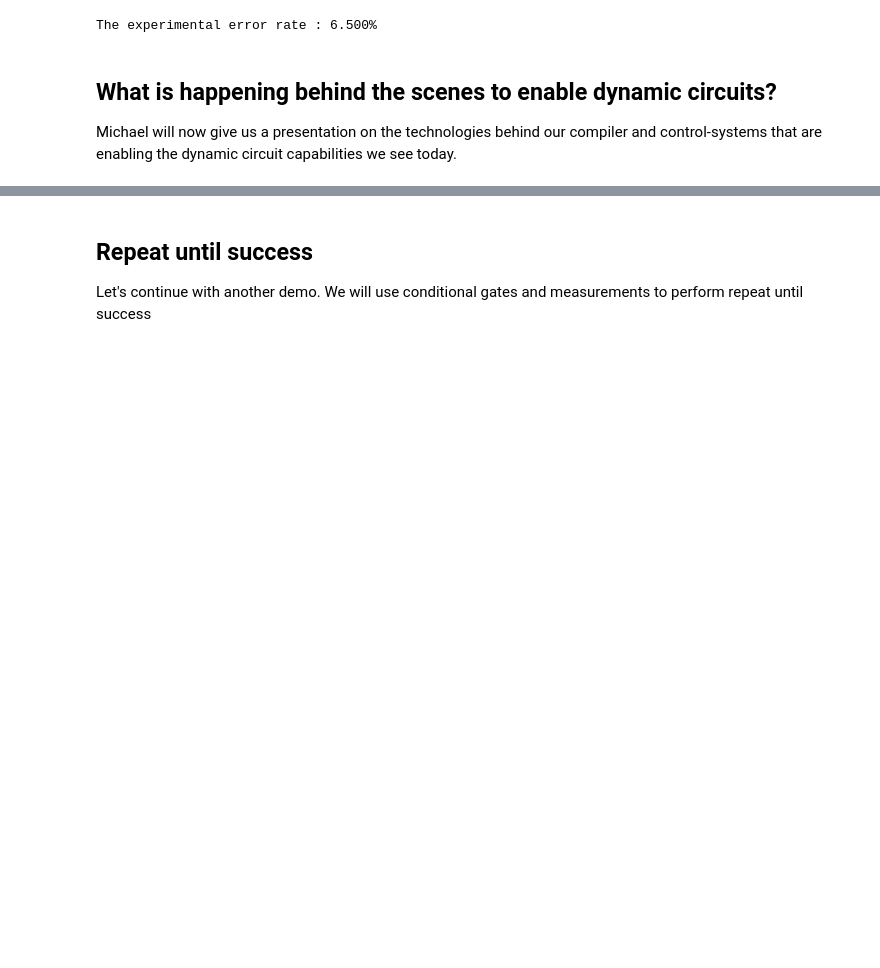
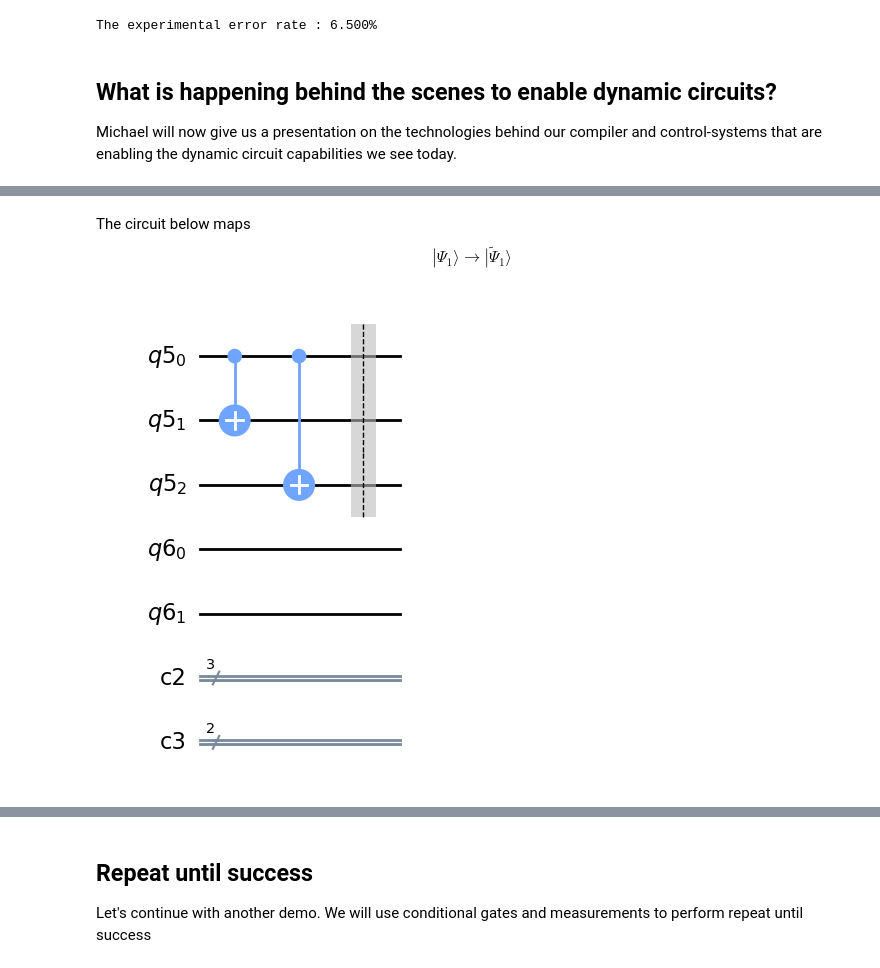
Before and after one commit to mbhealy/IBM-Quantum-Summit-2022-Dynamic-Circuits, a Jupyter notebook: IBM-Quantum-Summit-2022-Dynamic-Circuits.ipynb, the cells around one changed output, grey strips where cells are left out. Drawn from its saved outputs; the diff is of its cells as text; code cells hidden in the pictures; blank space fills up the shorter version.

```diff
--- a/IBM-Quantum-Summit-2022-Dynamic-Circuits.ipynb
+++ b/IBM-Quantum-Summit-2022-Dynamic-Circuits.ipynb
@@ -411,0 +555,18 @@ Michael will now give us a presentation on the technologies behind our compiler
+# %% [markdown]
+The circuit below maps
+$$|\Psi_1\rangle \rightarrow |\tilde{\Psi}_1\rangle$$
+# %%
+def encode_bit_flip(qc, state, ancillas):
+    control = state
+    for ancilla in ancillas:
+        qc.cx(control, ancilla)
+    qc.barrier(state, *ancillas)
+    return qc
+
+qc_encode_bit = build_qc()
+
+encode_bit_flip(qc_encode_bit, state_data, ancillas_data)
+
+qc_encode_bit.draw(output="mpl")
+# %% [output]
+[figure, added]
```
Also changed, not shown: parts of 43 cells of this notebook, 1 other file.
